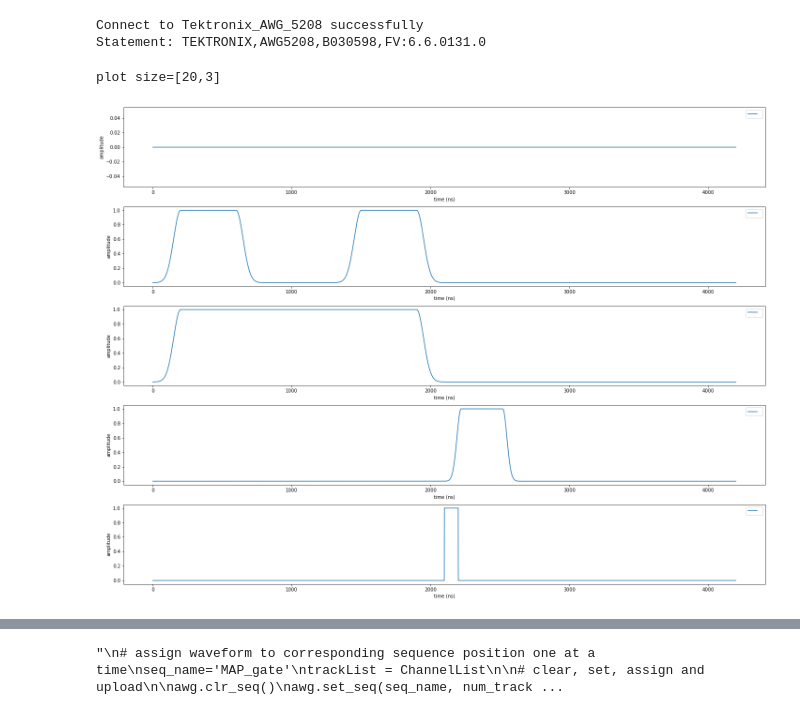
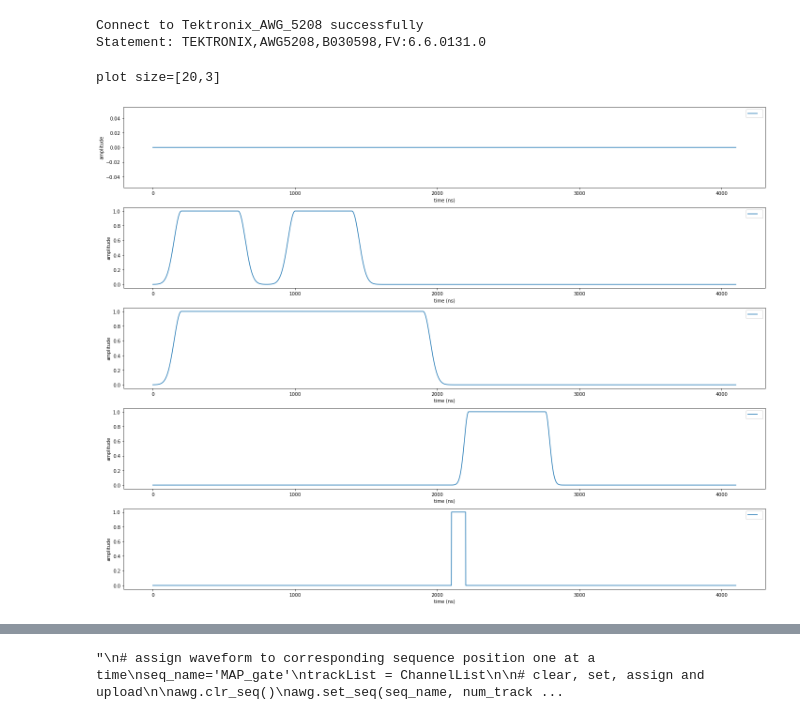
Before and after one commit to NTHU-SQC/Instrument_Control, a Jupyter notebook: Released/documents/measure_notebooks/Two_Transmon_MAP_gate_sequence/MAP_gate_sequence.ipynb, the cells around one changed output, grey strips where cells are left out. Saved outputs shown, nothing was run; the diff lists cells and outputs as text; code cells hidden in the pictures.

```diff
--- a/Released/documents/measure_notebooks/Two_Transmon_MAP_gate_sequence/MAP_gate_sequence.ipynb
+++ b/Released/documents/measure_notebooks/Two_Transmon_MAP_gate_sequence/MAP_gate_sequence.ipynb
@@ -28,74 +28,78 @@ gen_wfm_amount = 10
 
 ChannelList = ['Q1', 'Q2', 'AC_Stark','ReadOut']
 
-
 drive_sigmalen = 50
 readout_sigmalen = 30
 
 ramsey_half_pi = 400
-ramsey_precession = 500
+ramsey_precession_delta = 10
 
 readout_sigmalen = 30
 readout_duration = 300
+relaxation =2000
 
 mkr_duration = 100
 
-offset_1 = 100
-offset_2 = 200
+ACStark_duration  =  drive_sigmalen*8 + ramsey_half_pi*2 + ramsey_precession
+gate_duration = drive_sigmalen*16 + ramsey_half_pi*2 + ramsey_precession
+readout_duration = readout_sigmalen*8 + readout_duration
+
+offset_1 = gate_duration
+offset_2 = relaxation
+
+for idx in range(gen_wfm_amount):
+
+    a = Wave(NullPulse,[offset_1])
+
+    b = Wave(GaussianPulse,[drive_sigmalen,ramsey_half_pi])
+
+    c = Wave(GaussianPulse,[drive_sigmalen,ACStark_duration])
+
+    d = Wave(NullPulse,[ramsey_precession*idx])
+
+    e = Wave(GaussianPulse,[readout_sigmalen,readout_duration])
+
+    m = Wave(SquarePulse,[mkr_duration])
+
+    n = Wave(NullPulse,[offset_2])
 
 
-ACStark_duration  =  drive_sigmalen*8 + ramsey_half_pi*2 + ramsey_precession
+    qb1 = ~a
 
-a = Wave(NullPulse,[offset_1])
+    qb2 = ~b + ~d + ~b
 
-b = Wave(GaussianPulse,[drive_sigmalen,ramsey_half_pi])
+    AC_Stark = ~c
 
-c = Wave(GaussianPulse,[drive_sigmalen,ACStark_duration])
+    readout = ~e
 
-d = Wave(NullPulse,[ramsey_precession])
+    mkr = ~m
 
-e = Wave(GaussianPulse,[readout_sigmalen,readout_duration])
+    Null_1 = ~a
 
-m = Wave(SquarePulse,[mkr_duration])
-
-n = Wave(NullPulse,[offset_2])
-
-
-qb1 = ~a
-
-qb2 = ~b + ~d + ~b
-
-AC_Stark = ~c
-
-readout = ~e
-
-mkr = ~m
-
-Null = ~a
+    Null_2 = ~n
 
 
 
 
 
-gate = ~qb1 / ~qb2 / ~AC_Stark / ~Null/ ~Null
+    gate = ~qb1 / ~qb2 / ~AC_Stark / ~Null_1/ ~Null_1
 
-ReadOut = ~Null / ~Null/ ~Null / ~readout / ~mkr
+    ReadOut = ~Null_2 / ~Null_2 / ~Null_2 / ~readout / ~mkr
 
-output = gate + ReadOut
-#output = gate
+    output = gate + ReadOut
 
-output.plot(size=[20,3])
+    output.plot(size=[20,3])
 
-print(len(output.y[0]))
+    print(len(output.y[0]))
 
 # clear, set, and upload
-awg.clr_wfm()
+#awg.clr_wfm()
 
-awg.set_wfm(wfm_name=f'{ChannelList[0]}', wfm=(output.y[0]))
-awg.set_wfm(wfm_name=f'{ChannelList[1]}', wfm=(output.y[1]))
-awg.set_wfm(wfm_name=f'{ChannelList[2]}', wfm=(output.y[2]))
-awg.set_wfm(wfm_name=f'{ChannelList[3]}', wfm=(output.y[3]),mkr1=(output.y[4]))
-awg.upload_wfm()
+#awg.set_wfm(wfm_name=f'{ChannelList[0]}', wfm=(output.y[0]))
+#awg.set_wfm(wfm_name=f'{ChannelList[1]}', wfm=(output.y[1]))
+#awg.set_wfm(wfm_name=f'{ChannelList[2]}', wfm=(output.y[2]))
+#awg.set_wfm(wfm_name=f'{ChannelList[3]}', wfm=(output.y[3]),mkr1=(output.y[4]))
+#awg.upload_wfm()
 # %% [output]
 plot size=[20,3]
-[figure, old version]
+[figure, new version]
```
Also changed, not shown: parts of 3 cells of this notebook.
